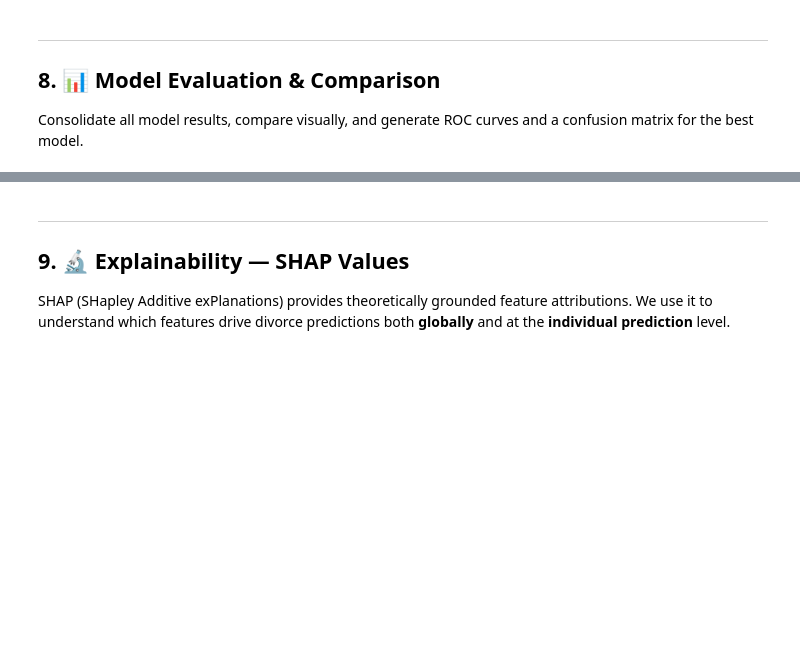
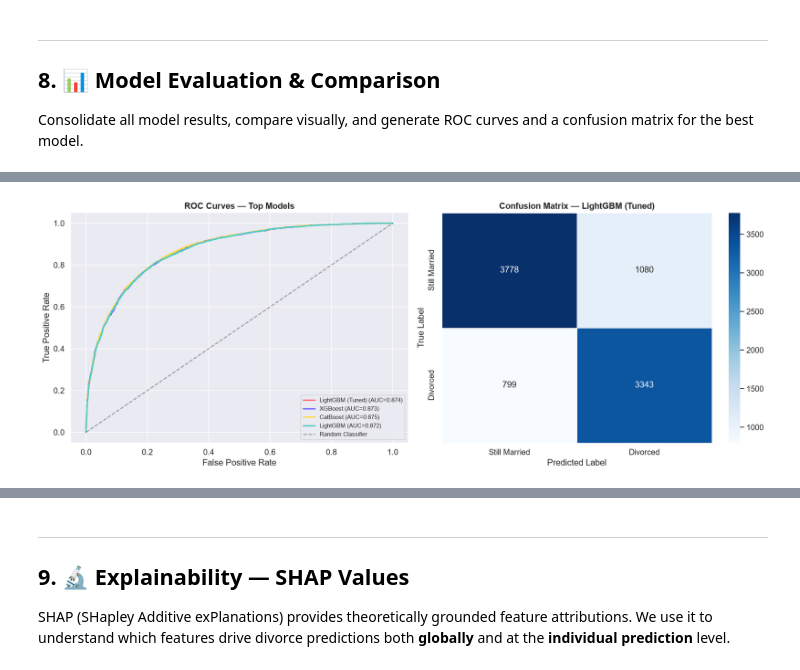
Before and after one commit to NumiKun/Marriage-Longevity-EDA, a Jupyter notebook: Model/marriage_longevity_analysis.ipynb, the cells around one changed output, grey strips where cells are left out. Drawn from its saved outputs; the diff is of its cells as text; code cells hidden in the pictures; blank space fills up the shorter version.

```diff
--- a/Model/marriage_longevity_analysis.ipynb
+++ b/Model/marriage_longevity_analysis.ipynb
@@ -579,33 +705,42 @@ fig.show()
 # %%
 fig, axes = plt.subplots(1, 2, figsize=(16, 6))
 
-# ROC Curves
 top_models = [
     ('LightGBM (Tuned)', lgb_tuned, X_test, '#FF6B6B'),
     ('XGBoost',          xgb_model, X_test, '#6C63FF'),
     ('CatBoost',         cb_model,  X_test, '#FFD93D'),
     ('LightGBM',         lgb_model, X_test, '#4ECDC4'),
 ]
+
+from sklearn.metrics import roc_curve
+
+# ROC Curves — manual plot agar compatible semua versi sklearn
 for name, model, X_t, color in top_models:
     prob = model.predict_proba(X_t)[:, 1]
     auc  = roc_auc_score(y_test, prob)
-    RocCurveDisplay.from_predictions(y_test, prob, name=f'{name} (AUC={auc:.3f})',
-                                     color=color, ax=axes[0])
-axes[0].plot([0,1],[0,1],'k--',alpha=0.4,label='Random Classifier')
+    fpr, tpr, _ = roc_curve(y_test, prob)
+    axes[0].plot(fpr, tpr, color=color, linewidth=2, label=f'{name} (AUC={auc:.3f})')
+
+axes[0].plot([0,1],[0,1],'k--', alpha=0.4, label='Random Classifier')
 axes[0].set_title('ROC Curves — Top Models', fontweight='bold', fontsize=13)
+axes[0].set_xlabel('False Positive Rate')
+axes[0].set_ylabel('True Positive Rate')
 axes[0].legend(fontsize=9)
+axes[0].spines[['top','right']].set_visible(False)
 
 # Confusion Matrix — Best Model
 cm = confusion_matrix(y_test, lgb_tuned.predict(X_test))
 sns.heatmap(cm, annot=True, fmt='d', cmap='Blues', ax=axes[1],
             xticklabels=['Still Married', 'Divorced'],
             yticklabels=['Still Married', 'Divorced'], linewidths=0.5)
 axes[1].set_title('Confusion Matrix — LightGBM (Tuned)', fontweight='bold', fontsize=13)
 axes[1].set_xlabel('Predicted Label')
 axes[1].set_ylabel('True Label')
 
 plt.tight_layout()
 plt.show()
+# %% [output]
+[figure, added]
 # %%
 print('Detailed Classification Report — LightGBM (Tuned):')
 print(classification_report(
```
Also changed, not shown: parts of 32 cells of this notebook, 6 other files.
